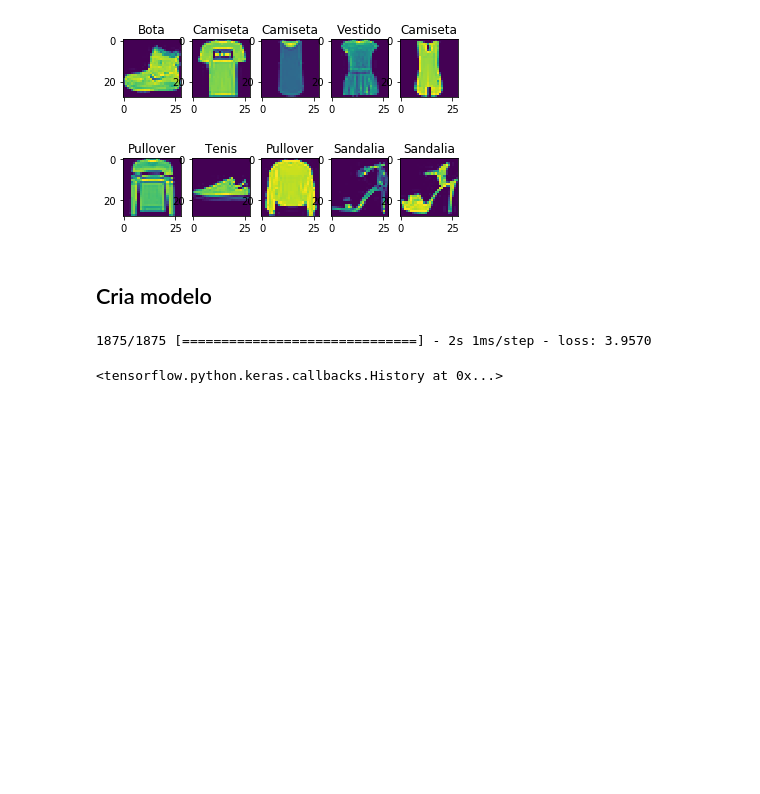
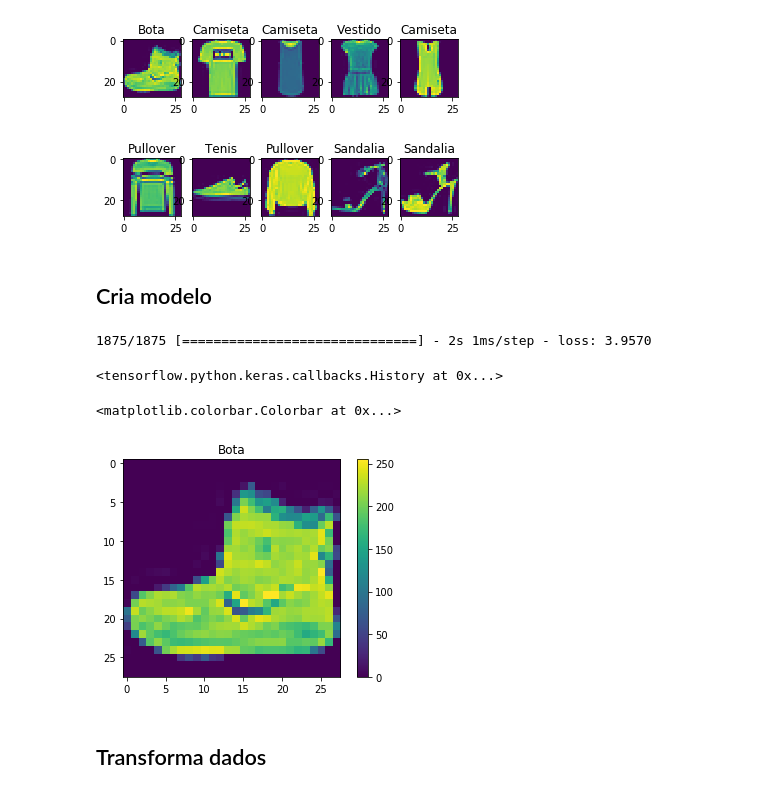
Before and after one commit to lsandrade/alura-ml, a Jupyter notebook: Classificacao_roupas.ipynb, the cells around one changed output. Saved outputs shown, nothing was run; the diff lists cells and outputs as text; code cells hidden in the pictures; blank space fills up the shorter version.

Commit message:
normaliza imagens

```diff
--- a/Classificacao_roupas.ipynb
+++ b/Classificacao_roupas.ipynb
@@ -74,3 +74,12 @@ modelo.fit(imagens_treino, identificacoes_treino)
 # %% [output]
 1875/1875 [==============================] - 2s 1ms/step - loss: 3.9570
 <tensorflow.python.keras.callbacks.History at 0x...>
+# %%
+plt.imshow(imagens_treino[0])
+plt.title(nomes_classificacoes[identificacoes_treino[0]])
+plt.colorbar()
+# %% [output]
+<matplotlib.colorbar.Colorbar at 0x...>
+[figure, added]
+# %% [markdown]
+## Transforma dados
```
Also changed, not shown: parts of 1 cell of this notebook.
